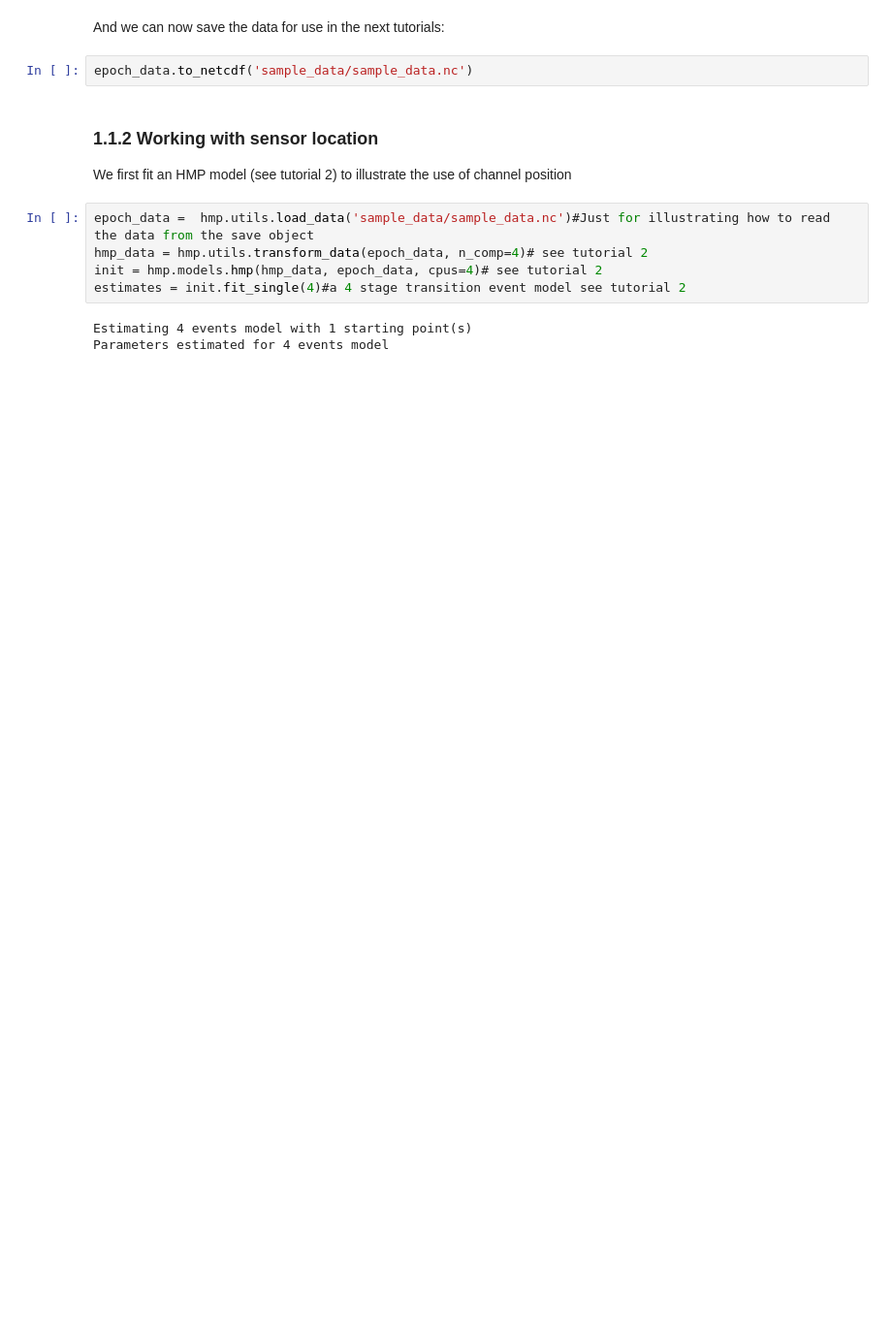
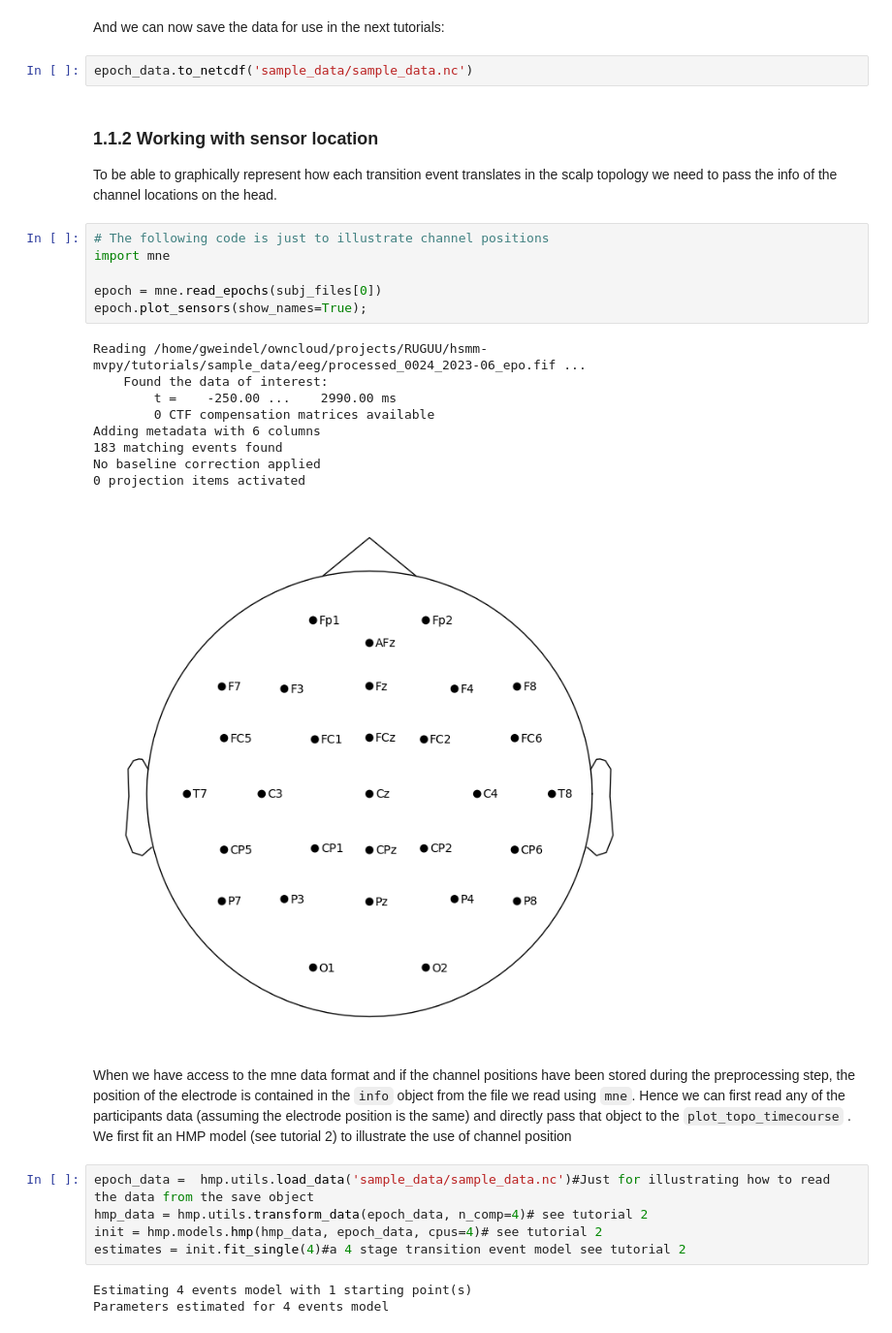
Before and after one commit to GWeindel/hmp, a Jupyter notebook: tutorials/1-Data_loading.ipynb, the cells around one changed output. Shown at 97% size. Drawn from its saved outputs; the diff is of its cells as text; blank space fills up the shorter version.

````diff
--- a/tutorials/1-Data_loading.ipynb
+++ b/tutorials/1-Data_loading.ipynb
@@ -78,9 +78,30 @@ Attributes:
 And we can now save the data for use in the next tutorials:
 # %%
 epoch_data.to_netcdf('sample_data/sample_data.nc')
+# %% [markdown]
+### 1.1.2 Working with sensor location
+
+To be able to graphically represent how each transition event translates in the scalp topology we need to pass the info of the channel locations on the head.
+# %%
+# The following code is just to illustrate channel positions
+import mne
+
+epoch = mne.read_epochs(subj_files[0])
+epoch.plot_sensors(show_names=True);
+# %% [output]
+Reading /home/gweindel/owncloud/projects/RUGUU/hsmm-mvpy/tutorials/sample_data/eeg/processed_0024_2023-06_epo.fif ...
+    Found the data of interest:
+        t =    -250.00 ...    2990.00 ms
+        0 CTF compensation matrices available
+Adding metadata with 6 columns
+183 matching events found
+No baseline correction applied
+0 projection items activated
+[figure, added]
 # %% [markdown]
-### 1.1.2 Working with sensor location
 
+When we have access to the mne data format and if the channel positions have been stored during the preprocessing step, the position of the electrode is contained in the ```info``` object from the file we read using ```mne```. Hence we can first read any of the participants data (assuming the electrode position is the same) and
+directly pass that object to the ```plot_topo_timecourse``` .
 We first fit an HMP model (see tutorial 2) to illustrate the use of channel position
 # %%
 epoch_data =  hmp.utils.load_data('sample_data/sample_data.nc')#Just for illustrating how to read the data from the save object
````
Also changed, not shown: parts of 13 cells of this notebook, 14 other files.
